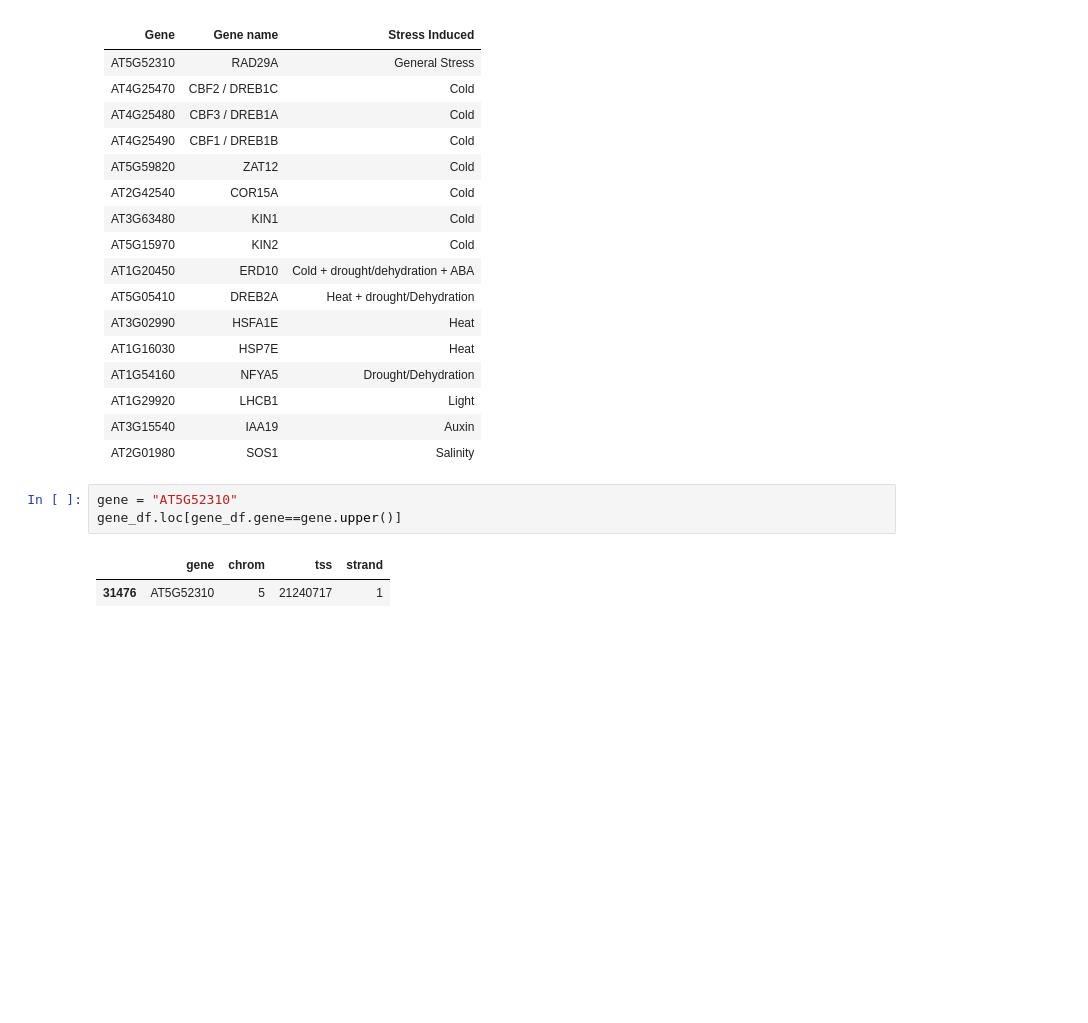
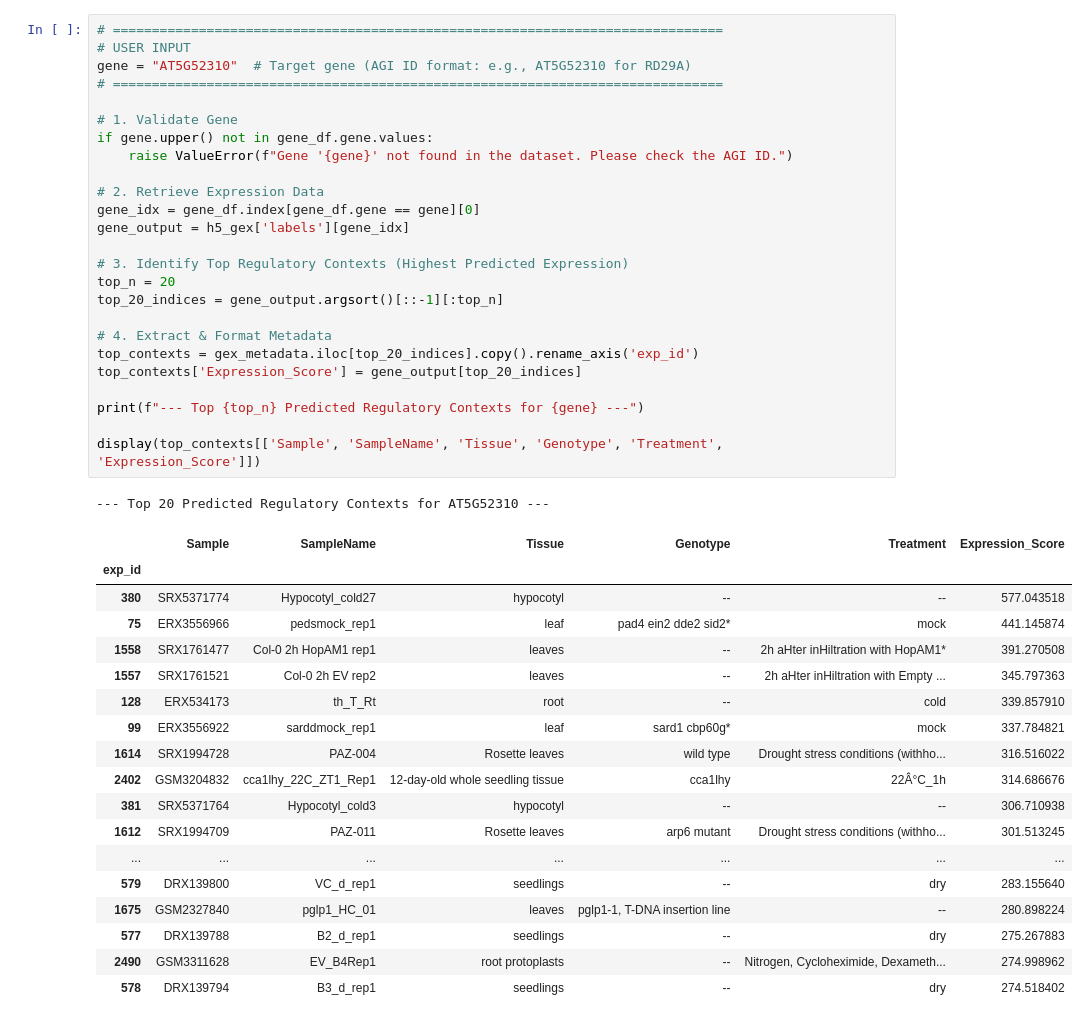
Before and after one commit to Addaoud/DeepPlant, a Jupyter notebook: do_ISM_on_gene.ipynb, the cells around one changed output. Drawn from its saved outputs; the diff is of its cells as text; blank space fills up the shorter version.

```diff
--- a/do_ISM_on_gene.ipynb
+++ b/do_ISM_on_gene.ipynb
@@ -54,25 +118,45 @@ Model state loaded
-# %% [markdown]
-| Gene | Gene name | Stress Induced |
-| :--- | :--- | :--- |
-| AT5G52310 | RAD29A | General Stress |
-| AT4G25470 | CBF2 / DREB1C | Cold |
-| AT4G25480 | CBF3 / DREB1A | Cold |
-| AT4G25490 | CBF1 / DREB1B | Cold |
-| AT5G59820 | ZAT12 | Cold |
-| AT2G42540 | COR15A | Cold |
-| AT3G63480 | KIN1 | Cold |
-| AT5G15970 | KIN2 | Cold  |
-| AT1G20450 | ERD10 | Cold + drought/dehydration + ABA |
-| AT5G05410 | DREB2A | Heat + drought/Dehydration |
-| AT3G02990 | HSFA1E | Heat |
-| AT1G16030 | HSP7E | Heat |
-| AT1G54160 | NFYA5 | Drought/Dehydration |
-| AT1G29920 | LHCB1 | Light |
-| AT3G15540 | IAA19 | Auxin |
-| AT2G01980 | SOS1 | Salinity |
-# %%
-gene = "AT5G52310"
-gene_df.loc[gene_df.gene==gene.upper()]
-# %% [output]
-|  | gene | chrom | tss | strand |
-| 31476 | AT5G52310 | 5 | 21240717 | 1 |
+# %%
+# ==============================================================================
+# USER INPUT
+gene = "AT5G52310"  # Target gene (AGI ID format: e.g., AT5G52310 for RD29A)
+# ==============================================================================
+
+# 1. Validate Gene
+if gene.upper() not in gene_df.gene.values:
+    raise ValueError(f"Gene '{gene}' not found in the dataset. Please check the AGI ID.")
+
+# 2. Retrieve Expression Data
+gene_idx = gene_df.index[gene_df.gene == gene][0]
+gene_output = h5_gex['labels'][gene_idx]
+
+# 3. Identify Top Regulatory Contexts (Highest Predicted Expression)
+top_n = 20
+top_20_indices = gene_output.argsort()[::-1][:top_n]
+
+# 4. Extract & Format Metadata
+top_contexts = gex_metadata.iloc[top_20_indices].copy().rename_axis('exp_id')
+top_contexts['Expression_Score'] = gene_output[top_20_indices]
+
+print(f"--- Top {top_n} Predicted Regulatory Contexts for {gene} ---")
+
+display(top_contexts[['Sample', 'SampleName', 'Tissue', 'Genotype', 'Treatment', 'Expression_Score']])
+# %% [output]
+--- Top 20 Predicted Regulatory Contexts for AT5G52310 ---
+|  | Sample | SampleName | Tissue | Genotype | Treatment | Expression_Score |
+| exp_id |  |  |  |  |  |  |
+| 380 | SRX5371774 | Hypocotyl_cold27 | hypocotyl | -- | -- | 577.043518 |
+| 75 | ERX3556966 | pedsmock_rep1 | leaf | pad4 ein2 dde2 sid2* | mock | 441.145874 |
+| 1558 | SRX1761477 | Col-0 2h HopAM1 rep1 | leaves | -- | 2h aHter inHiltration with HopAM1* | 391.270508 |
+| 1557 | SRX1761521 | Col-0 2h EV rep2 | leaves | -- | 2h aHter inHiltration with Empty ... | 345.797363 |
+| 128 | ERX534173 | th_T_Rt | root | -- | cold | 339.857910 |
+| 99 | ERX3556922 | sarddmock_rep1 | leaf | sard1 cbp60g* | mock | 337.784821 |
+| 1614 | SRX1994728 | PAZ-004 | Rosette leaves | wild type | Drought stress conditions (withho... | 316.516022 |
+| 2402 | GSM3204832 | cca1lhy_22C_ZT1_Rep1 | 12-day-old whole seedling tissue | cca1lhy | 22Â°C_1h | 314.686676 |
+| 381 | SRX5371764 | Hypocotyl_cold3 | hypocotyl | -- | -- | 306.710938 |
+| 1612 | SRX1994709 | PAZ-011 | Rosette leaves | arp6 mutant | Drought stress conditions (withho... | 301.513245 |
+| ... | ... | ... | ... | ... | ... | ... |
+| 579 | DRX139800 | VC_d_rep1 | seedlings | -- | dry | 283.155640 |
+| 1675 | GSM2327840 | pglp1_HC_01 | leaves | pglp1-1, T-DNA insertion line | -- | 280.898224 |
+| 577 | DRX139788 | B2_d_rep1 | seedlings | -- | dry | 275.267883 |
+| 2490 | GSM3311628 | EV_B4Rep1 | root protoplasts | -- | Nitrogen, Cycloheximide, Dexameth... | 274.998962 |
+| 578 | DRX139794 | B3_d_rep1 | seedlings | -- | dry | 274.518402 |
```
Also changed, not shown: parts of 21 cells of this notebook, 1 other file.
